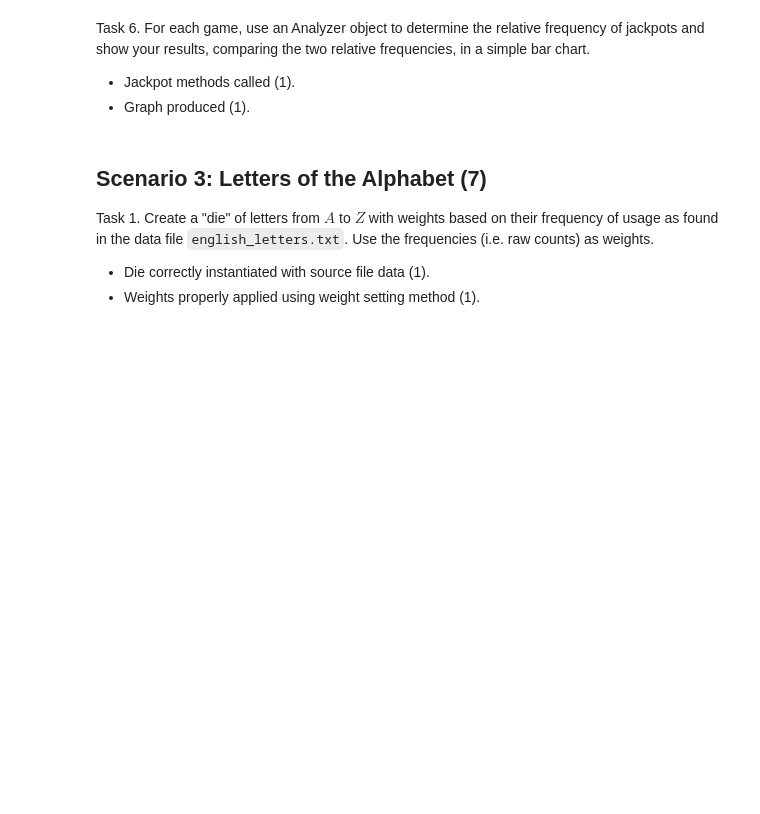
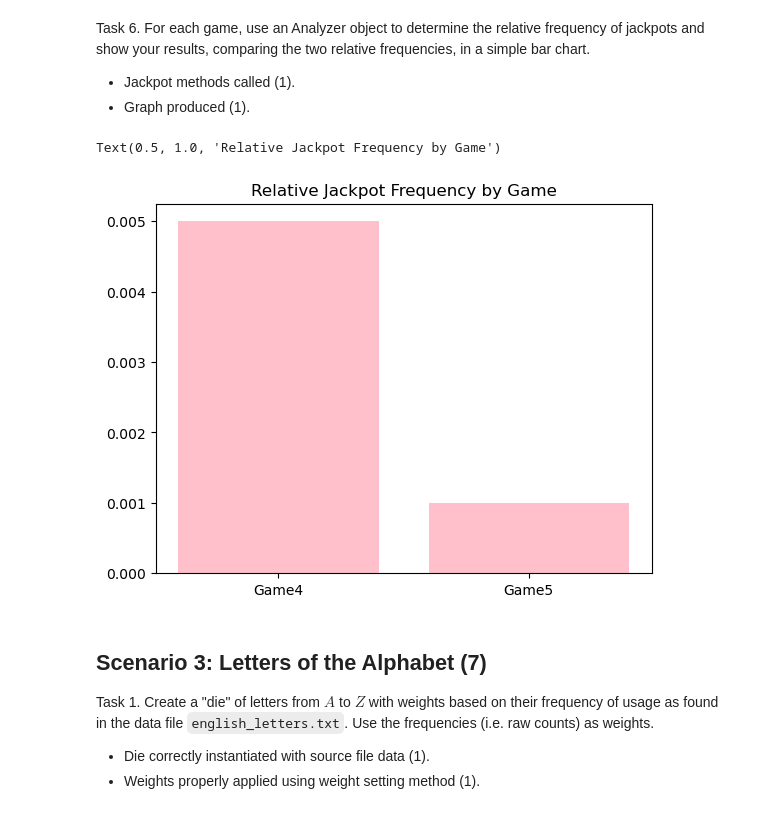
Before and after one commit to olkk9000/montecarlo_simulator, a Jupyter notebook: montecarlo_demo.ipynb, the cells around one changed output. Cells and saved outputs as stored; diff of their text form; code cells hidden in the pictures; blank space fills up the shorter version.

```diff
--- a/montecarlo_demo.ipynb
+++ b/montecarlo_demo.ipynb
@@ -133,6 +623,10 @@ Task 6. Show your results, comparing the two relative frequencies, in a simple b
 Task 1. Create three dice, each with six sides having the faces 1 through 6.
 
 - Three die objects created (1).
+# %%
+die1 = montecarlo.Die(faces=np.array([1,2,3,4,5,6]))
+die2 = montecarlo.Die(faces=np.array([1,2,3,4,5,6]))
+die3 = montecarlo.Die(faces=np.array([1,2,3,4,5,6]))
 # %% [markdown]
 Task 2. Convert one of the dice to an unfair one by weighting the face $6$ five times more than the other weights (i.e. it has weight of 5 and the others a weight of 1 each).
 
@@ -146,16 +644,41 @@ Task 4. Play a game of $10000$ rolls with $5$ fair dice.
 
 - Game class properly instantiated (1).
 - Play method called properly (1).
+# %%
+dlist4 = [die2, die2, die2, die2, die2]
+
+game4 = montecarlo.Game(dlist4)
+game4.play(times=10000)
 # %% [markdown]
 Task 5. Play another game of $10000$ rolls, this time with $2$ unfair dice, one as defined in steps #2 and #3 respectively, and $3$ fair dice.
 
 - Game class properly instantiated (1).
 - Play method called properly (1).
+# %%
+dlist5 = [die1, die3, die2, die2, die2]
+
+game5 = montecarlo.Game(dlist5)
+game5.play(times=10000)
 # %% [markdown]
 Task 6. For each game, use an Analyzer object to determine the relative frequency of jackpots and show your results, comparing the two relative frequencies, in a simple bar chart.
 
 - Jackpot methods called (1).
 - Graph produced (1).
+# %%
+ana4 = montecarlo.Analyzer(game4)
+ana5 = montecarlo.Analyzer(game5)
+
+jackpot_freq4 = ana4.jackpot()/1000
+jackpot_freq5 = ana5.jackpot()/1000
+
+xs = ['Game4', 'Game5']
+ys = [jackpot_freq4, jackpot_freq5]
+
+plt.bar(xs, ys, align='center', color='pink')
+plt.title("Relative Jackpot Frequency by Game")
+# %% [output]
+Text(0.5, 1.0, 'Relative Jackpot Frequency by Game')
+[figure, added]
 # %% [markdown]
 ## Scenario 3: Letters of the Alphabet (7)
 
```
Also changed, not shown: parts of 26 cells of this notebook, 2 other files.
